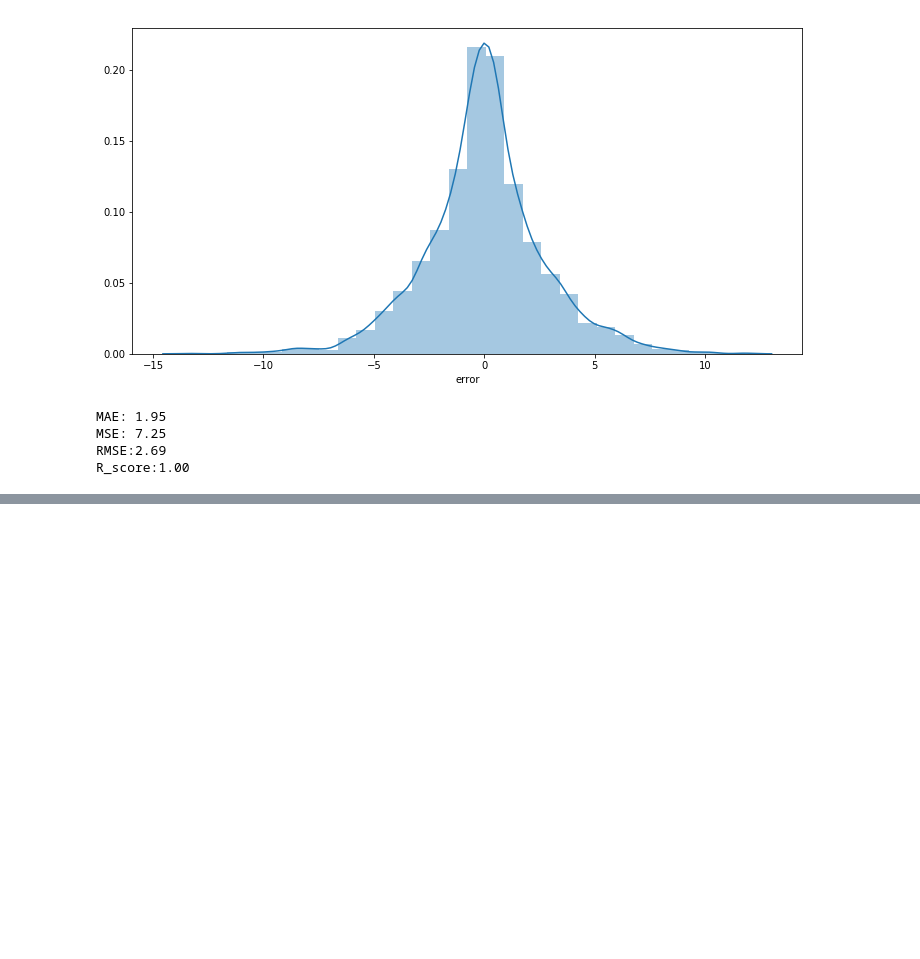
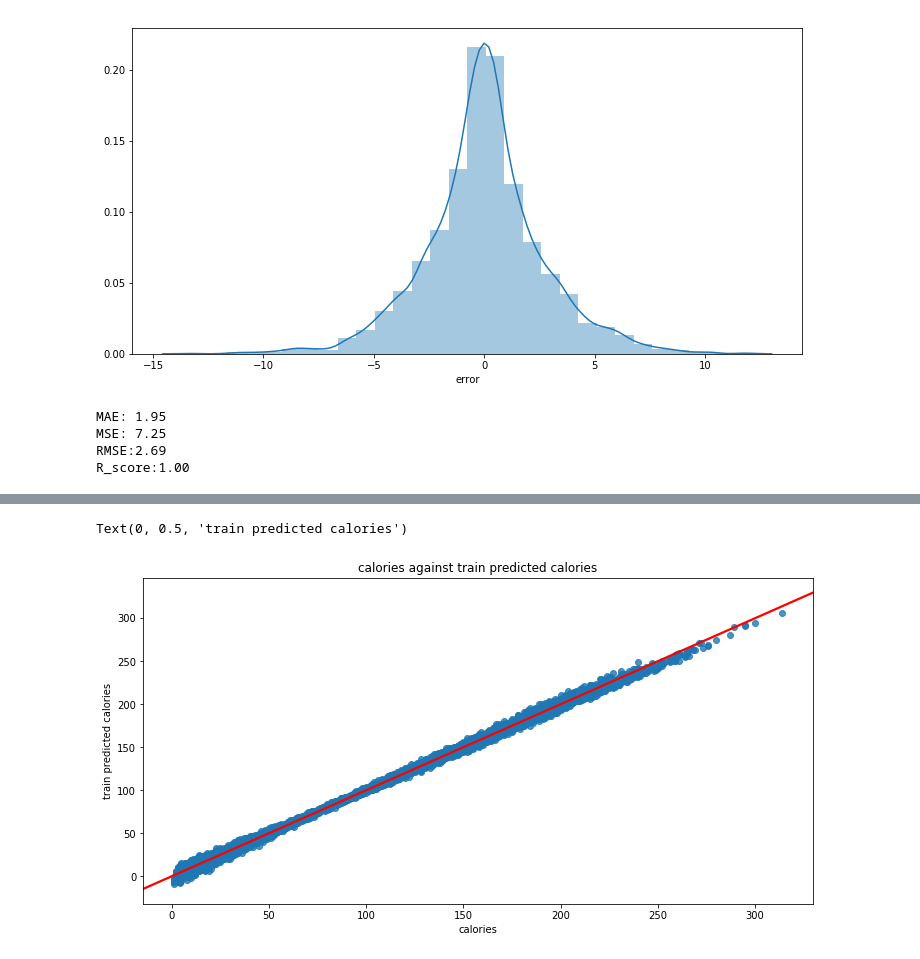
Before and after one commit to MaroofOA/Amount_of_Calories, a Jupyter notebook: calories_model.ipynb, the cells around one changed output, grey strips where cells are left out. Saved outputs shown, nothing was run; the diff lists cells and outputs as text; code cells hidden in the pictures; blank space fills up the shorter version.

```diff
--- a/calories_model.ipynb
+++ b/calories_model.ipynb
@@ -341,0 +368,4 @@ R_score:1.00
+# %%
+#creating a dataframe of the predicted value and the y_train
+results_train = pd.DataFrame({'y_train': y_train, 'y_train_pred': y_train_pred})
+results_train.head()
@@ -341,0 +379,10 @@ R_score:1.00
+# %%
+#Regplot for the regression plot between the y_train and the predicted value
+plt.figure(figsize = (12,6))
+sns.regplot(x = 'y_train', y = 'y_train_pred', data = results_train, line_kws={'color': 'red'})
+plt.title('calories against train predicted calories')
+plt.xlabel('calories')
+plt.ylabel('train predicted calories')
+# %% [output]
+Text(0, 0.5, 'train predicted calories')
+[figure, added]
```
Also changed, not shown: parts of 11 cells of this notebook, 1 other file.
